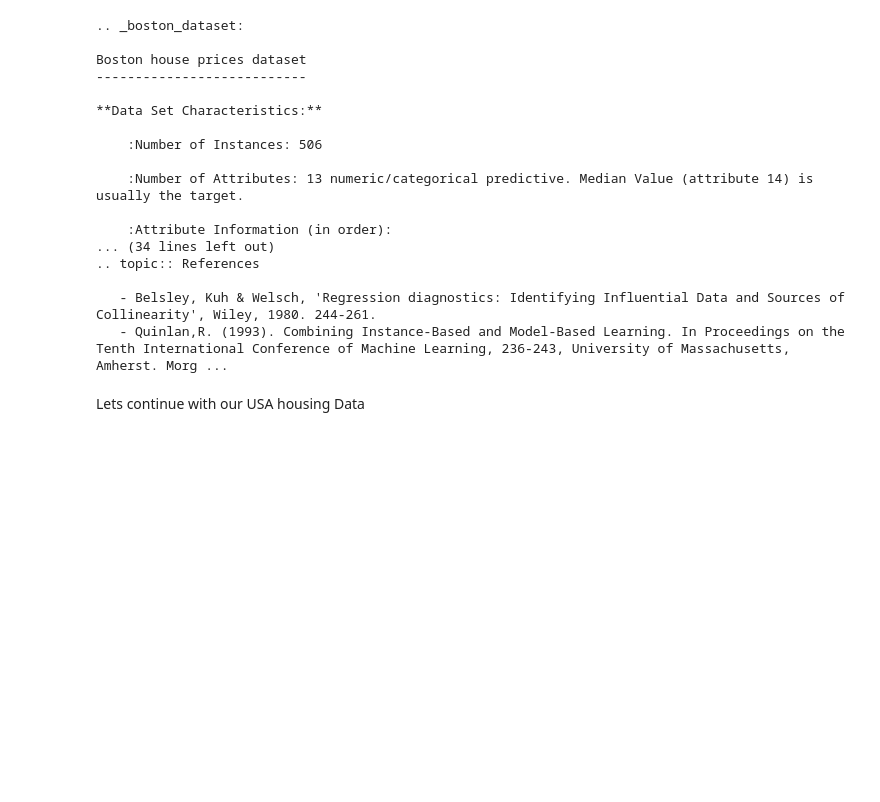
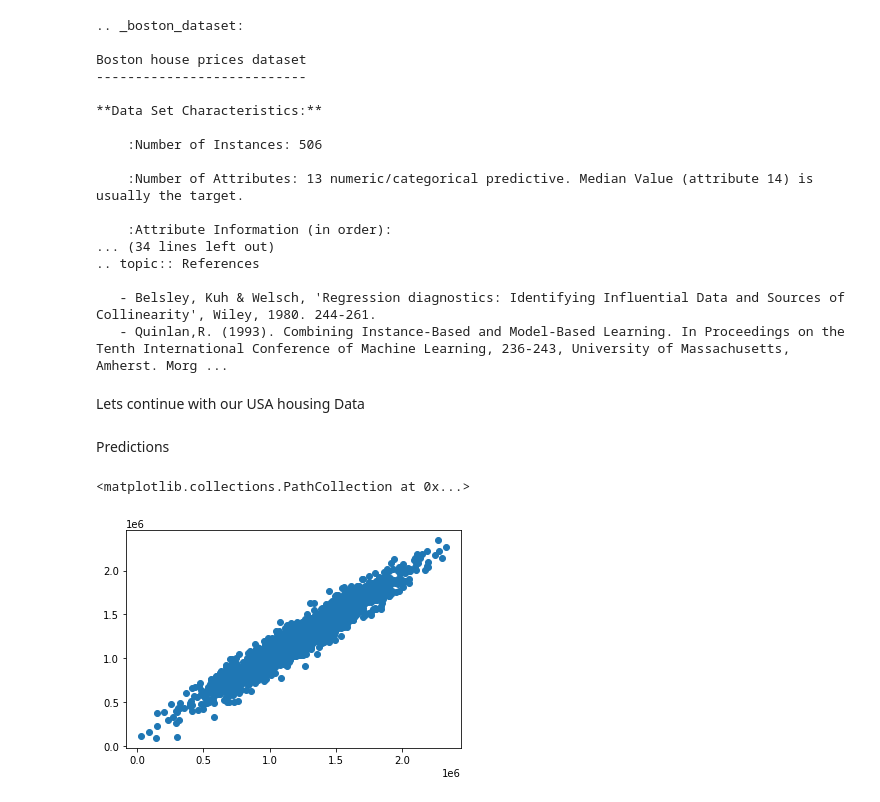
Before and after one commit to wheregmis/USA_Housing_Linear_Regression, a Jupyter notebook: USA_Housing_Linear_Regression.ipynb, the cells around one changed output. Saved outputs shown, nothing was run; the diff lists cells and outputs as text; code cells hidden in the pictures; blank space fills up the shorter version.

```diff
--- a/USA_Housing_Linear_Regression.ipynb
+++ b/USA_Housing_Linear_Regression.ipynb
@@ -142,3 +142,12 @@ Boston house prices dataset
    - Quinlan,R. (1993). Combining Instance-Based and Model-Based Learning. In Proceedings on the Tenth International Conference of Machine Learning, 236-243, University of Massachusetts, Amherst. Morg ...
 # %% [markdown]
 Lets continue with our USA housing Data
+# %% [markdown]
+Predictions
+# %%
+predictions = lm.predict(x_test)
+# %%
+plt.scatter(y_test, predictions)
+# %% [output]
+<matplotlib.collections.PathCollection at 0x...>
+[figure, added]
```
Also changed, not shown: parts of 6 cells of this notebook.
